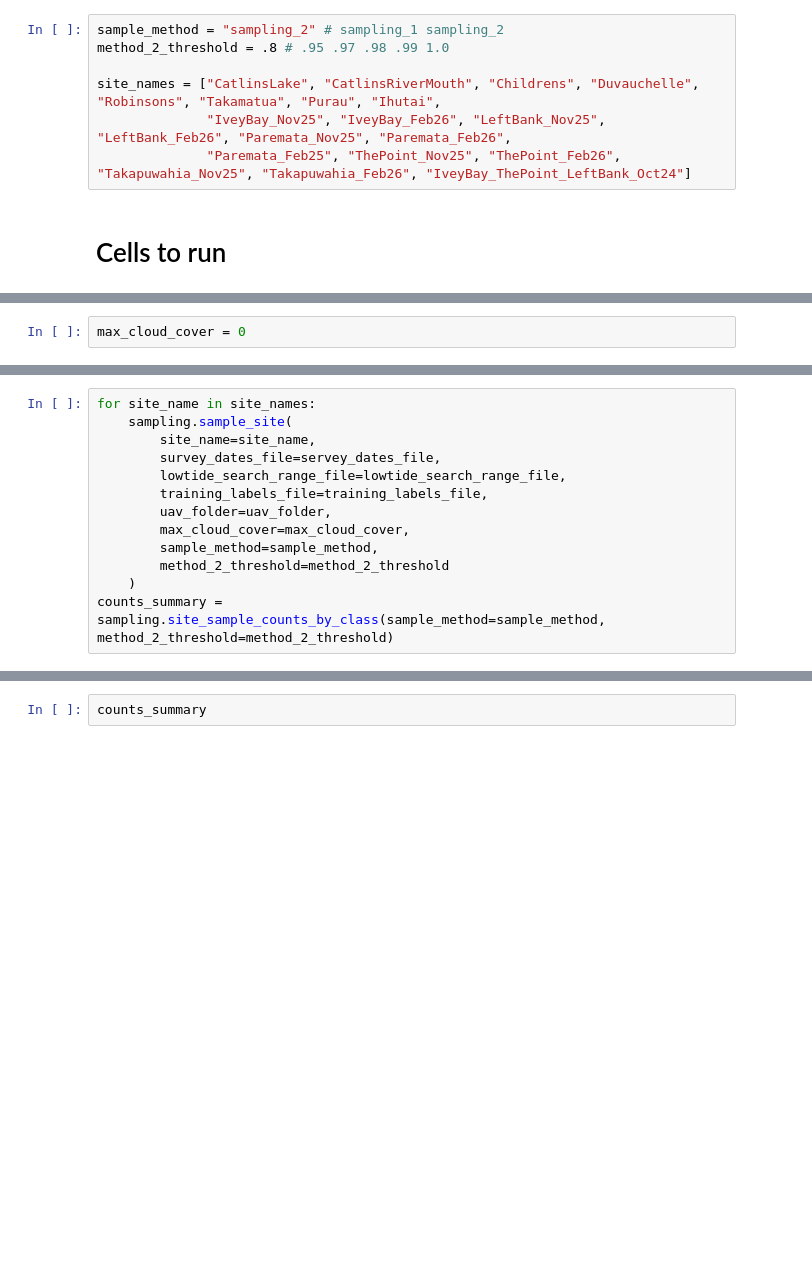
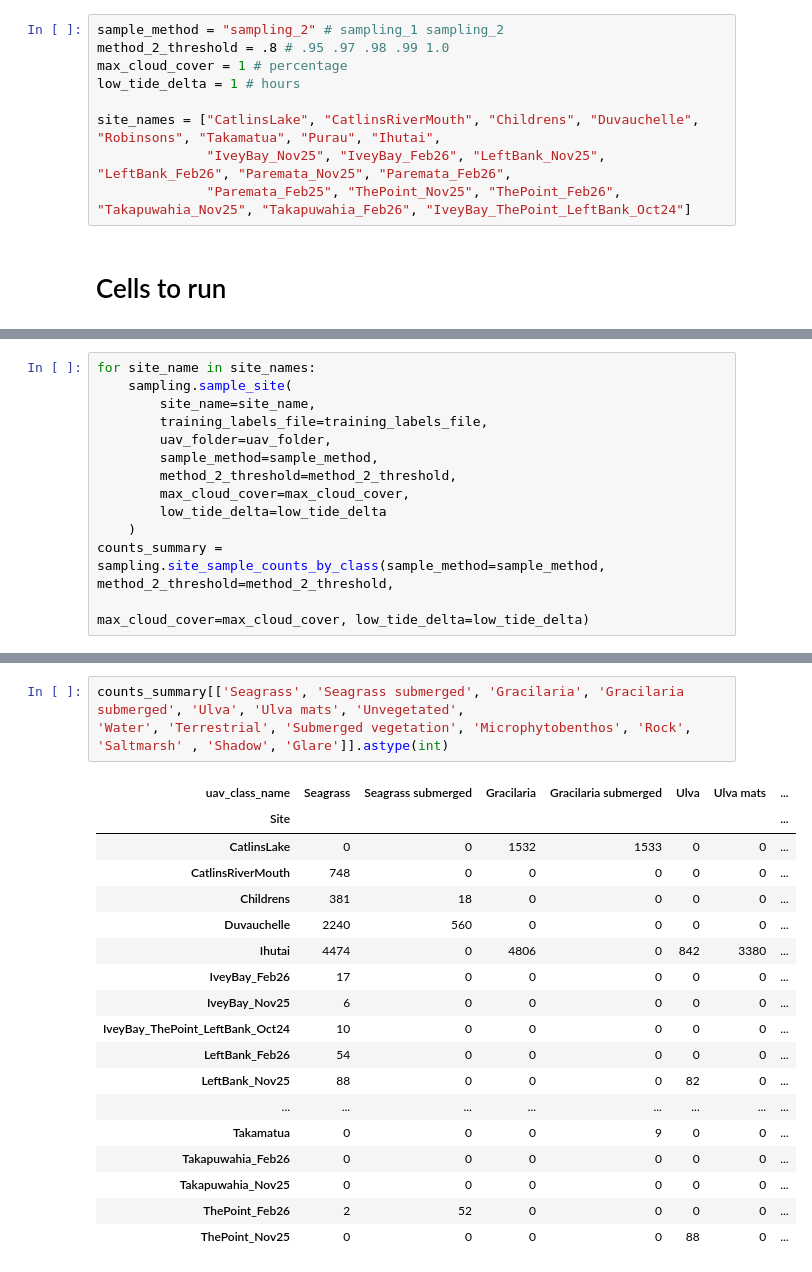
Before and after one commit to niwa/seagrass-detection, a Jupyter notebook: notebooks/extract_training_samples.ipynb, the cells around one changed output, grey strips where cells are left out. Cells and saved outputs as stored; diff of their text form; blank space fills up the shorter version.

Commit message:
Major changes to move to selectable tide range and also max_cloud_cover. Also the start of code for training with only one date as holdout for a site.

```diff
--- a/notebooks/extract_training_samples.ipynb
+++ b/notebooks/extract_training_samples.ipynb
@@ -23,6 +23,8 @@ import sampling
 # %%
 sample_method = "sampling_2" # sampling_1 sampling_2
 method_2_threshold = .8 # .95 .97 .98 .99 1.0
+max_cloud_cover = 1 # percentage
+low_tide_delta = 1 # hours
 
 site_names = ["CatlinsLake", "CatlinsRiverMouth", "Childrens", "Duvauchelle", "Robinsons", "Takamatua", "Purau", "Ihutai",
               "IveyBay_Nov25", "IveyBay_Feb26", "LeftBank_Nov25", "LeftBank_Feb26", "Paremata_Nov25", "Paremata_Feb26",
@@ -36,5 +42,3 @@ display(client)
-# %%
-max_cloud_cover = 0
 # %%
 data_path = utils.get_data_path()
 utils.create_data_folders()
@@ -48,12 +63,12 @@ samples_folder = utils.get_samples_path(sample_method=sample_method, method_2_th
 for site_name in site_names:
     sampling.sample_site(
         site_name=site_name,
-        survey_dates_file=servey_dates_file,
-        lowtide_search_range_file=lowtide_search_range_file,
         training_labels_file=training_labels_file,
         uav_folder=uav_folder,
+        sample_method=sample_method,
+        method_2_threshold=method_2_threshold,
         max_cloud_cover=max_cloud_cover,
-        sample_method=sample_method,
-        method_2_threshold=method_2_threshold
+        low_tide_delta=low_tide_delta
     )
-counts_summary = sampling.site_sample_counts_by_class(sample_method=sample_method, method_2_threshold=method_2_threshold)
+counts_summary = sampling.site_sample_counts_by_class(sample_method=sample_method, method_2_threshold=method_2_threshold,
+                                                      max_cloud_cover=max_cloud_cover, low_tide_delta=low_tide_delta)
@@ -60,4 +96,24 @@ counts_summary = sampling.site_sample_counts_by_class(sample_method=sample_metho
 # %%
-counts_summary
+counts_summary[['Seagrass', 'Seagrass submerged', 'Gracilaria', 'Gracilaria submerged', 'Ulva', 'Ulva mats', 'Unvegetated',
+'Water', 'Terrestrial', 'Submerged vegetation', 'Microphytobenthos', 'Rock', 'Saltmarsh' , 'Shadow', 'Glare']].astype(int)
+# %% [output]
+| uav_class_name | Seagrass | Seagrass submerged | Gracilaria | Gracilaria submerged | Ulva | Ulva mats | ... |
+| Site |  |  |  |  |  |  | ... |
+| CatlinsLake | 0 | 0 | 1532 | 1533 | 0 | 0 | ... |
+| CatlinsRiverMouth | 748 | 0 | 0 | 0 | 0 | 0 | ... |
+| Childrens | 381 | 18 | 0 | 0 | 0 | 0 | ... |
+| Duvauchelle | 2240 | 560 | 0 | 0 | 0 | 0 | ... |
+| Ihutai | 4474 | 0 | 4806 | 0 | 842 | 3380 | ... |
+| IveyBay_Feb26 | 17 | 0 | 0 | 0 | 0 | 0 | ... |
+| IveyBay_Nov25 | 6 | 0 | 0 | 0 | 0 | 0 | ... |
+| IveyBay_ThePoint_LeftBank_Oct24 | 10 | 0 | 0 | 0 | 0 | 0 | ... |
+| LeftBank_Feb26 | 54 | 0 | 0 | 0 | 0 | 0 | ... |
+| LeftBank_Nov25 | 88 | 0 | 0 | 0 | 82 | 0 | ... |
+| ... | ... | ... | ... | ... | ... | ... | ... |
+| Takamatua | 0 | 0 | 0 | 9 | 0 | 0 | ... |
+| Takapuwahia_Feb26 | 0 | 0 | 0 | 0 | 0 | 0 | ... |
+| Takapuwahia_Nov25 | 0 | 0 | 0 | 0 | 0 | 0 | ... |
+| ThePoint_Feb26 | 2 | 52 | 0 | 0 | 0 | 0 | ... |
+| ThePoint_Nov25 | 0 | 0 | 0 | 0 | 88 | 0 | ... |
 # %%
 print(f"Samples located at {samples_folder}")
```
Also changed, not shown: parts of 7 cells of this notebook, 10 other files.
